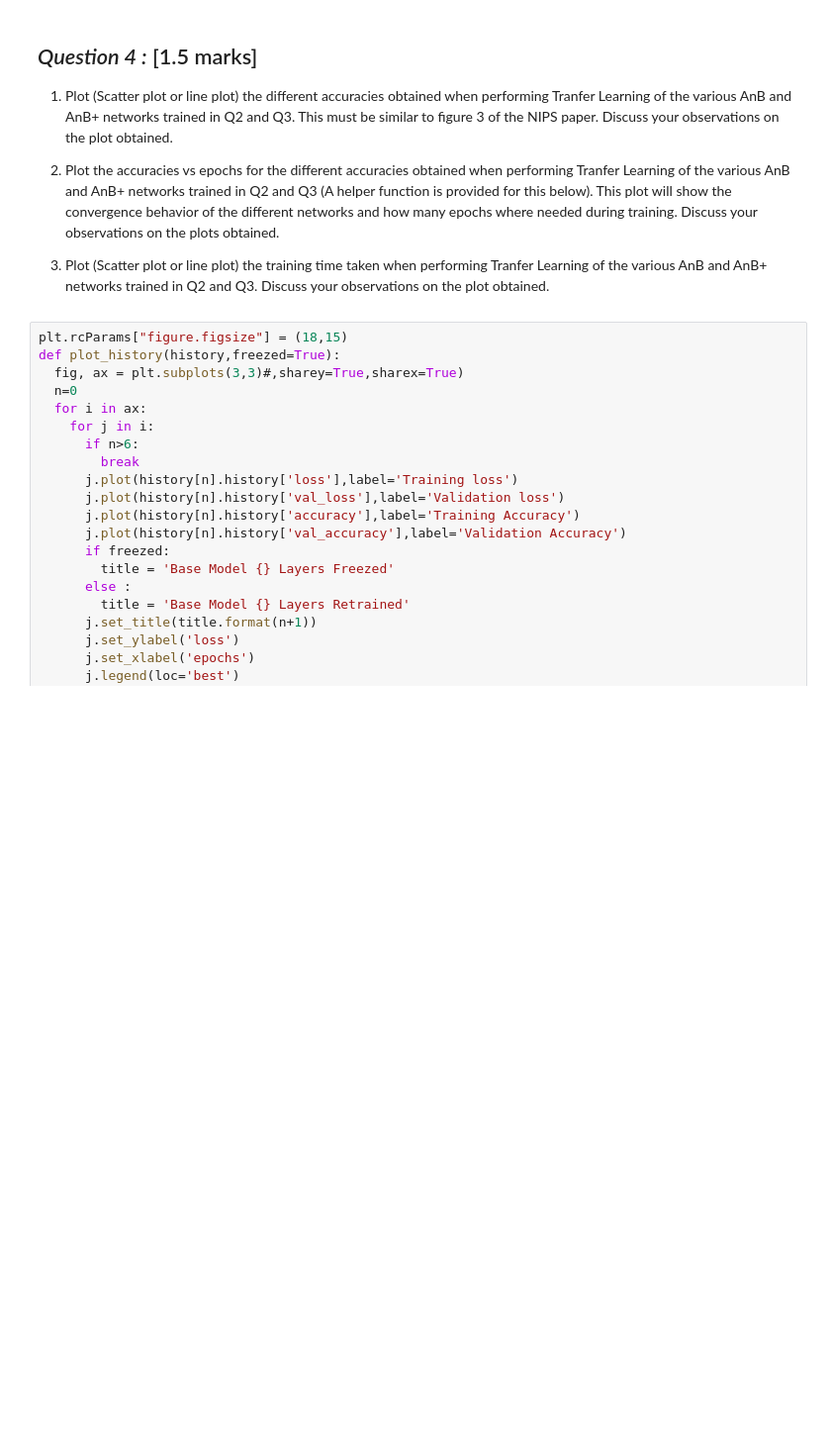
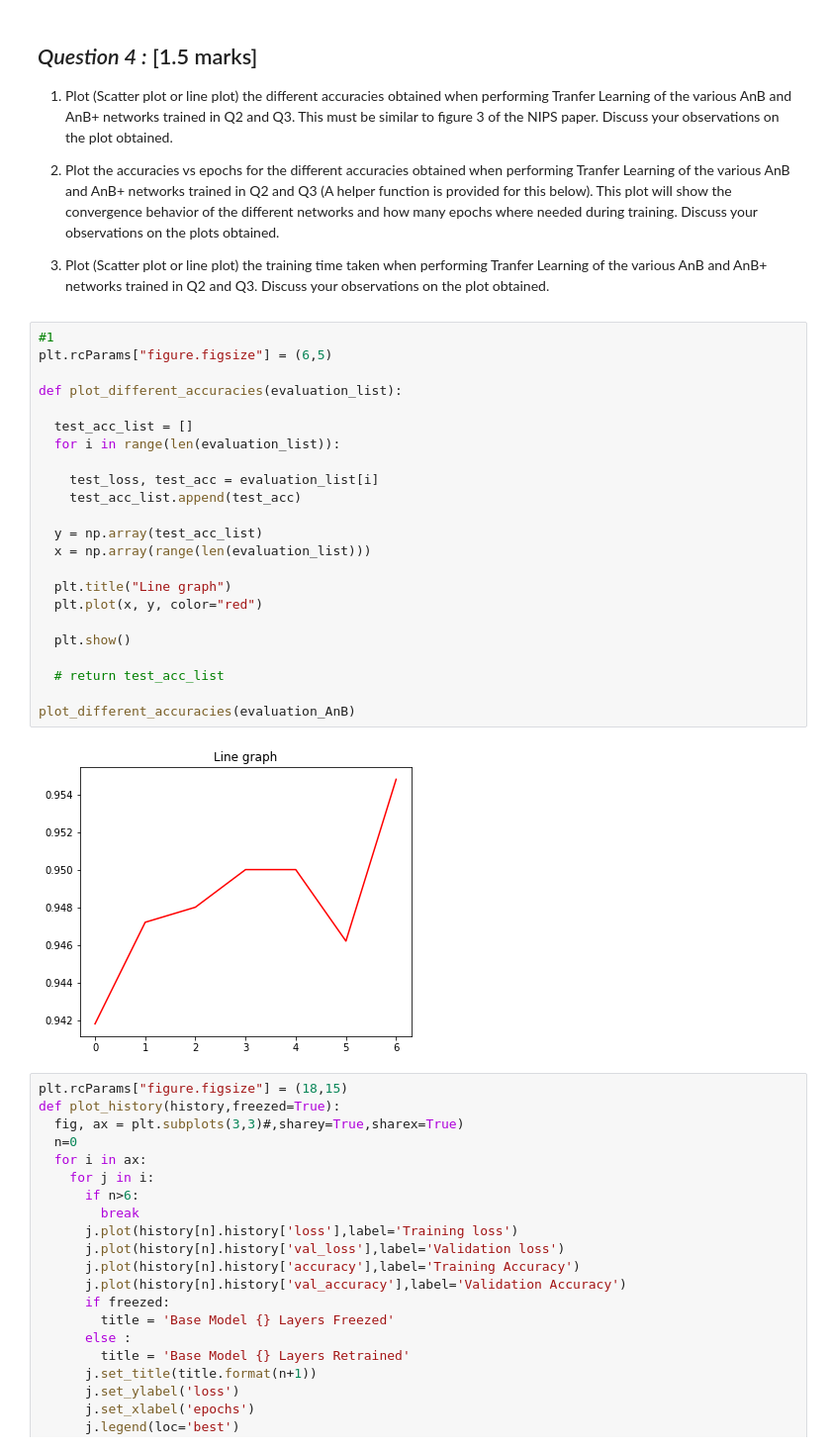
Before and after one commit to nagusubra/ENDG511_Labs, a Jupyter notebook: Lab2/ENDG_511_LAB_2.ipynb, the cells around one changed output. Shown at 99% size. Cells and saved outputs as stored; diff of their text form; blank space fills up the shorter version.

```diff
--- a/Lab2/ENDG_511_LAB_2.ipynb
+++ b/Lab2/ENDG_511_LAB_2.ipynb
@@ -749,6 +782,31 @@ history_AnB_plus, time_AnB_plus, y_pred_AnB_plus, evaluation_AnB_plus  = network
 2) Plot the accuracies vs epochs for the different accuracies obtained when performing Tranfer Learning of the various AnB and AnB+ networks trained in Q2 and Q3 (A helper function is provided for this below). This plot will show the convergence behavior of the different networks and how many epochs where needed during training. Discuss your observations on the plots obtained.
 
 3) Plot (Scatter plot or line plot) the training time taken when performing Tranfer Learning of the various AnB and AnB+ networks trained in Q2 and Q3. Discuss your observations on the plot obtained.
+# %%
+#1
+plt.rcParams["figure.figsize"] = (6,5)
+
+def plot_different_accuracies(evaluation_list):
+
+  test_acc_list = []
+  for i in range(len(evaluation_list)):
+
+    test_loss, test_acc = evaluation_list[i]
+    test_acc_list.append(test_acc)
+
+  y = np.array(test_acc_list)
+  x = np.array(range(len(evaluation_list)))
+
+  plt.title("Line graph")
+  plt.plot(x, y, color="red")
+
+  plt.show()
+
+  # return test_acc_list
+
+plot_different_accuracies(evaluation_AnB)
+# %% [output]
+[figure, added]
 # %%
 plt.rcParams["figure.figsize"] = (18,15)
 def plot_history(history,freezed=True):
```
Also changed, not shown: parts of 9 cells of this notebook.
